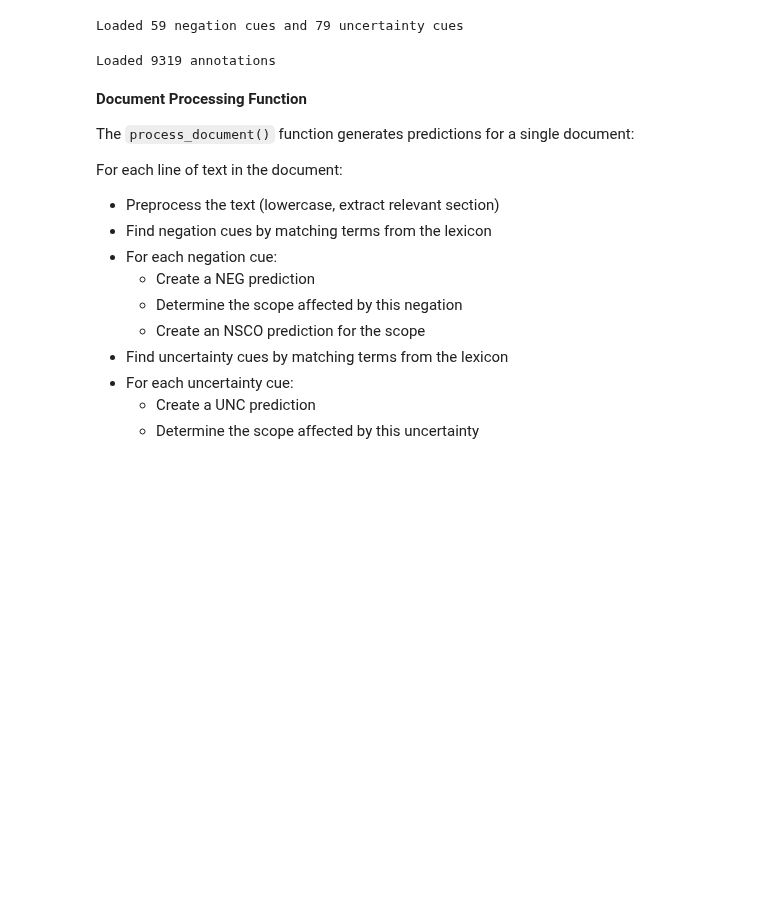
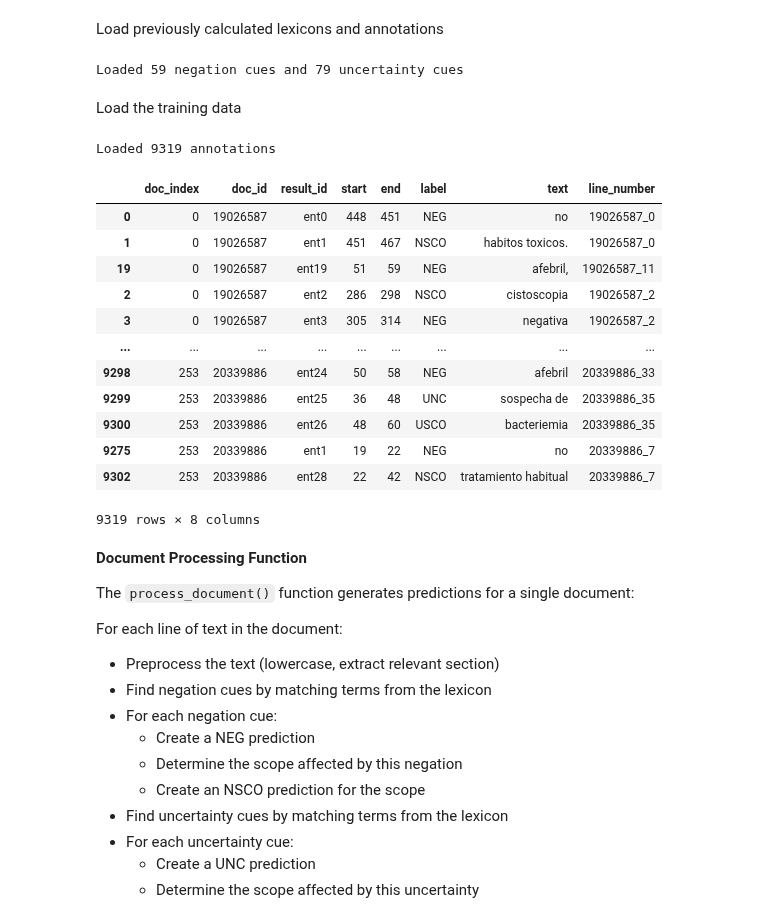
Before and after one commit to dmxocean/projectNLP, a Jupyter notebook: notebooks/rule_based.ipynb, the cells around one changed output. Cells and saved outputs as stored; diff of their text form; code cells hidden in the pictures; blank space fills up the shorter version.

```diff
--- a/notebooks/rule_based.ipynb
+++ b/notebooks/rule_based.ipynb
@@ -6,6 +6,8 @@ import pickle
 import pandas as pd
 import spacy
 from tqdm import tqdm
+# %% [markdown]
+Load previously calculated lexicons and annotations
 # %%
 path_annotations = "../data/annotations"
 path_lexicons = "../data/lexicons"
@@ -18,4 +20,6 @@ uncertainty_cues = pd.read_csv(os.path.join(path_lexicons, "uncertainty", "uncer
 print(f"Loaded {len(negation_cues)} negation cues and {len(uncertainty_cues)} uncertainty cues")
 # %% [output]
 Loaded 59 negation cues and 79 uncertainty cues
+# %% [markdown]
+Load the training data
 # %%
@@ -23,6 +27,22 @@ df_train = pickle.load(open(os.path.join(path_annotations, "df_train.pkl"), "rb"
 print(f"Loaded {len(df_train)} annotations")
 # %% [output]
 Loaded 9319 annotations
+# %%
+df_train
+# %% [output]
+|  | doc_index | doc_id | result_id | start | end | label | text | line_number |
+| 0 | 0 | 19026587 | ent0 | 448 | 451 | NEG | no | 19026587_0 |
+| 1 | 0 | 19026587 | ent1 | 451 | 467 | NSCO | habitos toxicos. | 19026587_0 |
+| 19 | 0 | 19026587 | ent19 | 51 | 59 | NEG | afebril, | 19026587_11 |
+| 2 | 0 | 19026587 | ent2 | 286 | 298 | NSCO | cistoscopia | 19026587_2 |
+| 3 | 0 | 19026587 | ent3 | 305 | 314 | NEG | negativa | 19026587_2 |
+| ... | ... | ... | ... | ... | ... | ... | ... | ... |
+| 9298 | 253 | 20339886 | ent24 | 50 | 58 | NEG | afebril | 20339886_33 |
+| 9299 | 253 | 20339886 | ent25 | 36 | 48 | UNC | sospecha de | 20339886_35 |
+| 9300 | 253 | 20339886 | ent26 | 48 | 60 | USCO | bacteriemia | 20339886_35 |
+| 9275 | 253 | 20339886 | ent1 | 19 | 22 | NEG | no | 20339886_7 |
+| 9302 | 253 | 20339886 | ent28 | 22 | 42 | NSCO | tratamiento habitual | 20339886_7 |
+9319 rows × 8 columns
 # %%
 def preprocess_text(text):
     """
```
Also changed, not shown: parts of 3 cells of this notebook, 8 other files.
